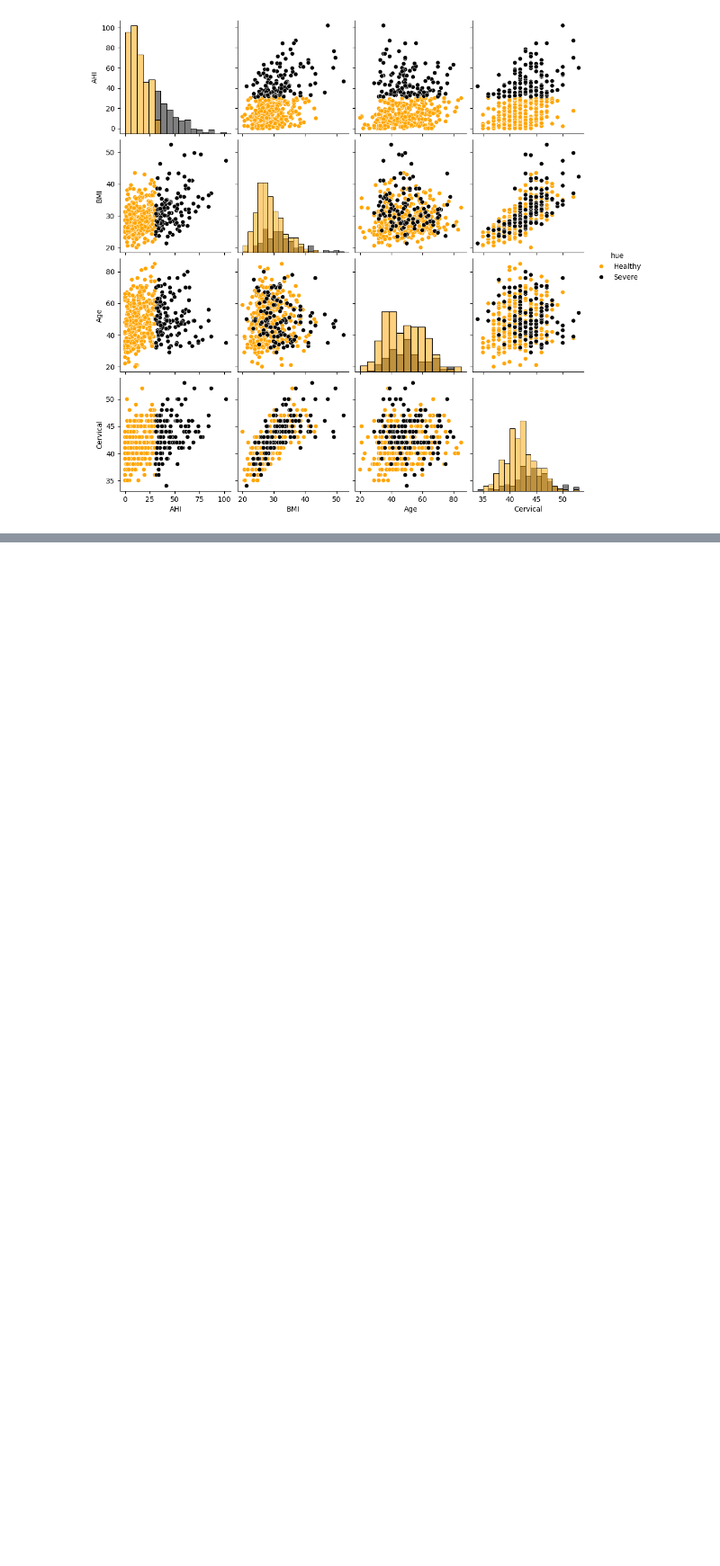
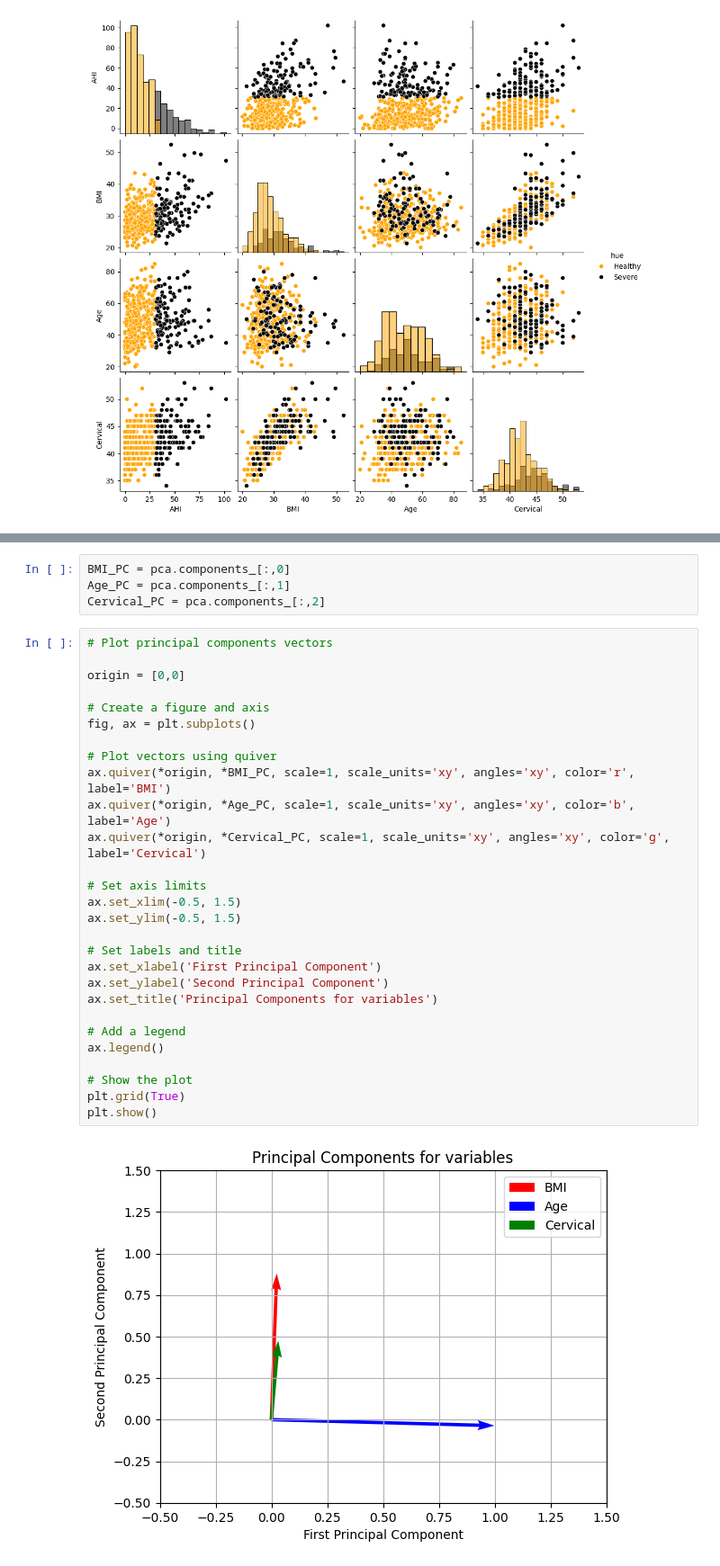
Before and after one commit to Parlows/OSA_study_case, a Jupyter notebook: 02-EDA.ipynb, the cells around one changed output, grey strips where cells are left out. Shown at 90% size. Drawn from its saved outputs; the diff is of its cells as text; blank space fills up the shorter version.

```diff
--- a/02-EDA.ipynb
+++ b/02-EDA.ipynb
@@ -268,0 +336,34 @@ plt.savefig("seaborn_plot.png")
+# %%
+BMI_PC = pca.components_[:,0]
+Age_PC = pca.components_[:,1]
+Cervical_PC = pca.components_[:,2]
+# %%
+# Plot principal components vectors
+
+origin = [0,0]
+
+# Create a figure and axis
+fig, ax = plt.subplots()
+
+# Plot vectors using quiver
+ax.quiver(*origin, *BMI_PC, scale=1, scale_units='xy', angles='xy', color='r', label='BMI')
+ax.quiver(*origin, *Age_PC, scale=1, scale_units='xy', angles='xy', color='b', label='Age')
+ax.quiver(*origin, *Cervical_PC, scale=1, scale_units='xy', angles='xy', color='g', label='Cervical')
+
+# Set axis limits
+ax.set_xlim(-0.5, 1.5)
+ax.set_ylim(-0.5, 1.5)
+
+# Set labels and title
+ax.set_xlabel('First Principal Component')
+ax.set_ylabel('Second Principal Component')
+ax.set_title('Principal Components for variables')
+
+# Add a legend
+ax.legend()
+
+# Show the plot
+plt.grid(True)
+plt.show()
+# %% [output]
+[figure, added]
```
Also changed, not shown: parts of 10 cells of this notebook.
